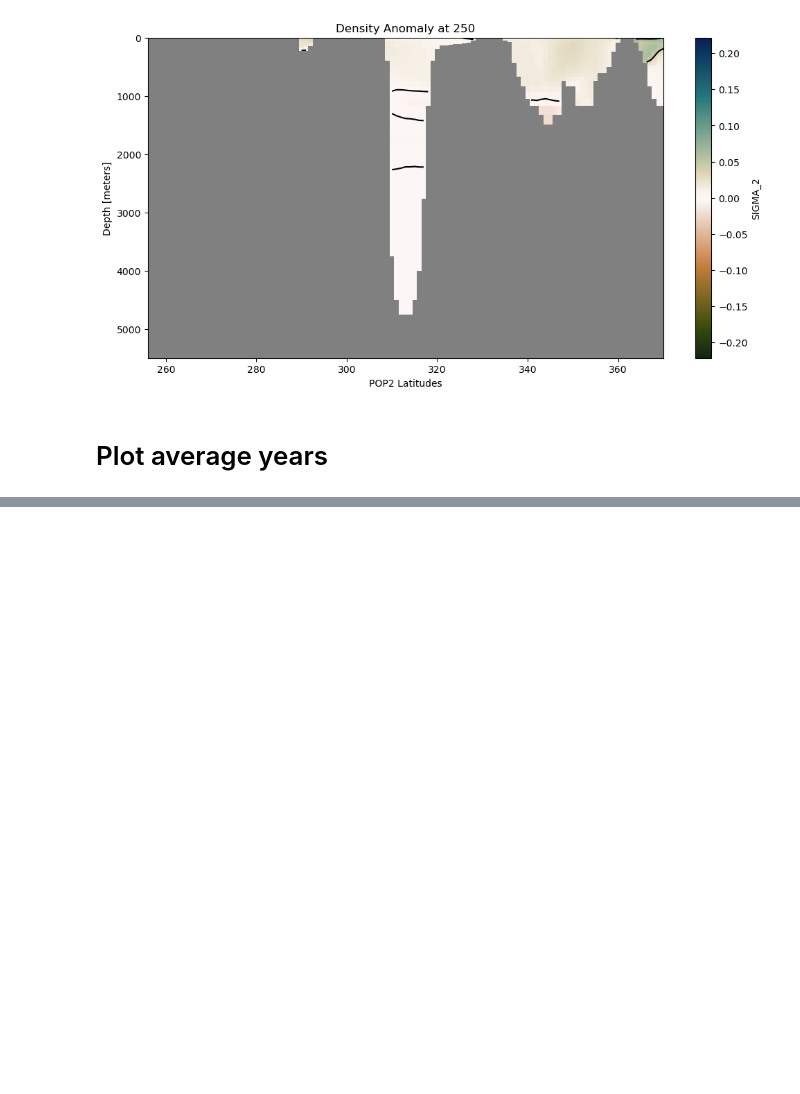
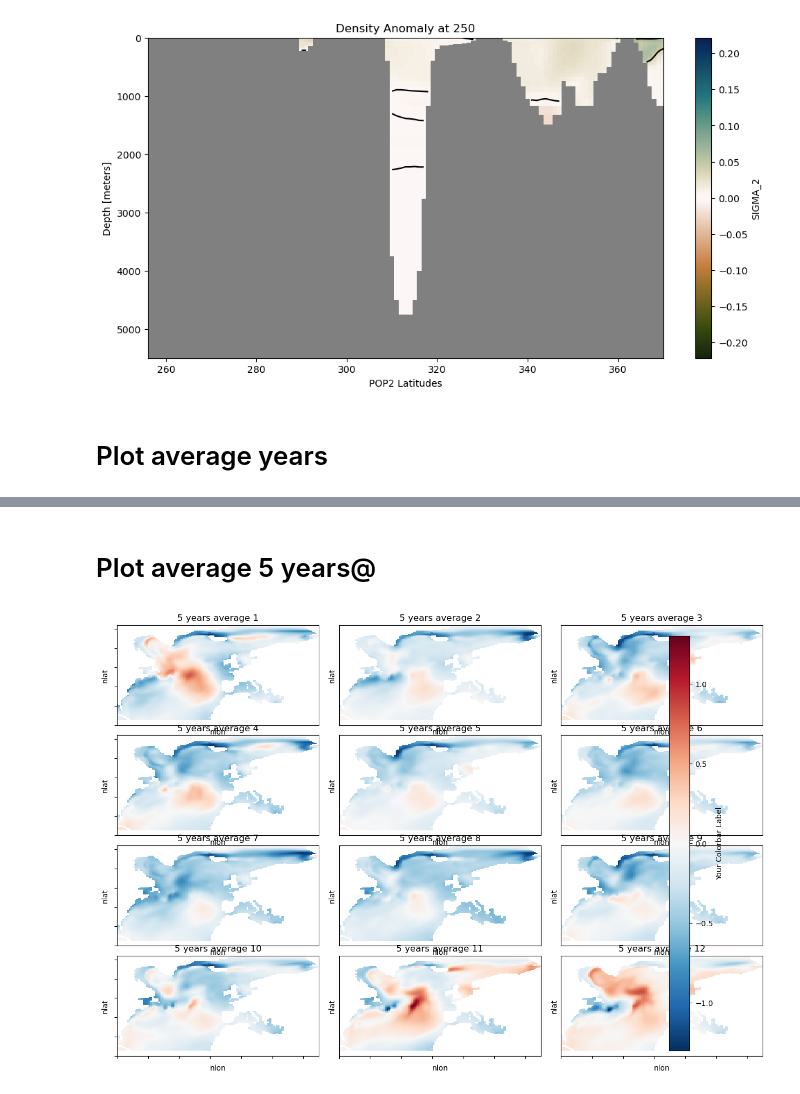
Before and after one commit to inagler/current, a Jupyter notebook: Additional_figures_composite.ipynb, the cells around one changed output, grey strips where cells are left out. Saved outputs shown, nothing was run; the diff lists cells and outputs as text; code cells hidden in the pictures; blank space fills up the shorter version.

```diff
--- a/Additional_figures_composite.ipynb
+++ b/Additional_figures_composite.ipynb
@@ -185,0 +240,40 @@ product = xr.concat(average_data, dim='file').mean(dim='file')
+# %% [markdown]
+# Plot average 5 years@
+# %%
+# Your existing code
+ds = ds_var_annual.isel(z_t=0) - ds_var_annual.isel(z_t=0, time=0)
+
+fig, axes = plt.subplots(nrows=4, ncols=3, figsize=(15, 10), sharex=True, sharey=True)
+
+# Set common xlim and ylim for all plots
+common_xlim = (180, 310)
+common_ylim = (250, 380)
+
+# Loop through the subplots and plot the data
+for i, ax in enumerate(axes.flatten()):
+    # Plot data without colorbar
+    plot = ds.isel(time=range(i * 5, i * 5 + 5)).mean('time').plot(ax=ax, add_colorbar=False)
+
+    # Set xlim and ylim
+    ax.set_xlim(common_xlim)
+    ax.set_ylim(common_ylim)
+
+    ax.set_title(f"5 years average {i+1}")
+
+    # Remove ticks and labels from inner plots
+    if i % 3 != 0:
+        ax.set_yticklabels([])  # Hide y-axis tick labels
+        ax.tick_params(left=False)
+    if i < 9:
+        ax.set_xticklabels([])  # Hide x-axis tick labels
+        ax.tick_params(bottom=False)
+
+# Add a single colorbar for all plots outside the loop
+cbar = fig.colorbar(plot, ax=axes, orientation='vertical', label='Your Colorbar Label')
+
+# Adjust layout manually
+plt.subplots_adjust(left=0.1, right=0.9, bottom=0.1, top=0.9, wspace=0.1, hspace=0.1)
+
+plt.show()
+# %% [output]
+[figure, added]
```
Also changed, not shown: parts of 10 cells of this notebook, 5 other files.
